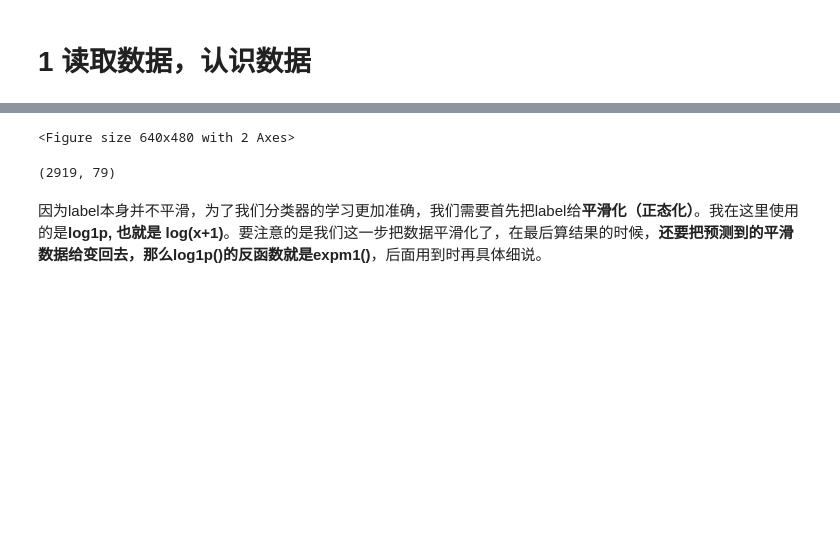
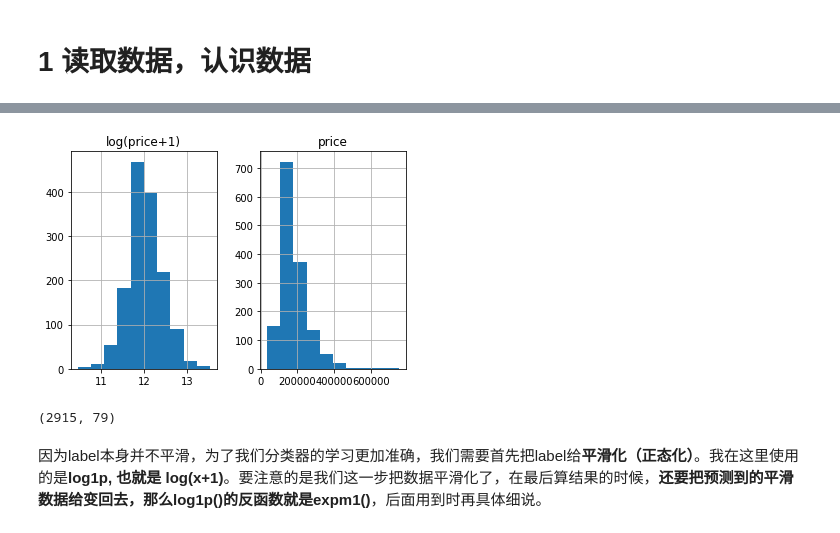
Before and after one commit to li19970205/kaggle-, a Jupyter notebook: house.ipynb, the cells around one changed output, grey strips where cells are left out. Saved outputs shown, nothing was run; the diff lists cells and outputs as text; code cells hidden in the pictures; blank space fills up the shorter version.

```diff
--- a/house.ipynb
+++ b/house.ipynb
@@ -6,23 +41,15 @@
 # %%
-import pandas as pd
-import numpy as np
-import matplotlib.pyplot as plt
-
-train_df=pd.read_csv("./dataset/train.csv",index_col=0)  #去掉id索引列
-test_df=pd.read_csv("./dataset/test.csv",index_col=0)
-train_df.head()
 #查看标签值的分布
 prices=pd.DataFrame({'price':train_df['SalePrice'],'log(price+1)':np.log1p(train_df['SalePrice'])})
 prices.hist()  #画直方图
 plt.show()
 y_train=np.log1p(train_df.pop('SalePrice'))  #作为标签值
-y_train.head()
 #然后合并train和test数据集,此时train数据集已经没有SalePrice这一列了
 df=pd.concat((train_df,test_df),axis=0)
 df.shape
 # %% [output]
+[figure, added]
-<Figure size 640x480 with 2 Axes>
+(2915, 79)
-(2919, 79)
 # %% [markdown]
 因为label本身并不平滑，为了我们分类器的学习更加准确，我们需要首先把label给**平滑化（正态化）**。我在这里使用的是**log1p, 也就是 log(x+1)**。要注意的是我们这一步把数据平滑化了，在最后算结果的时候，**还要把预测到的平滑数据给变回去，那么log1p()的反函数就是expm1()**，后面用到时再具体细说。
 # %% [markdown]
```
Also changed, not shown: parts of 29 cells of this notebook.
